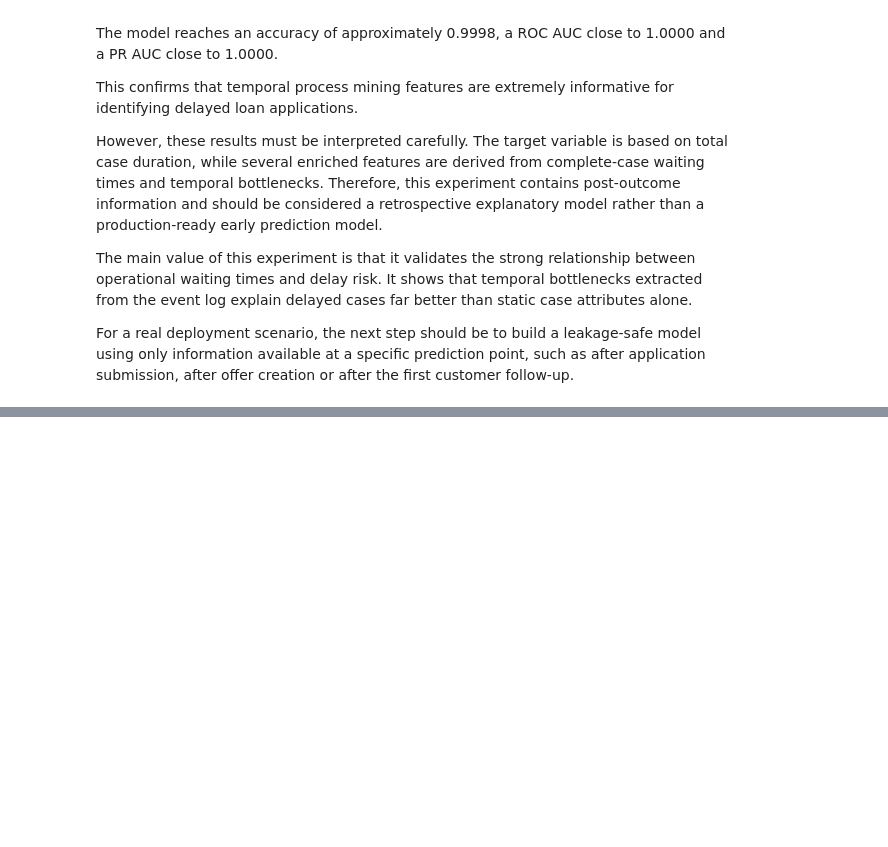
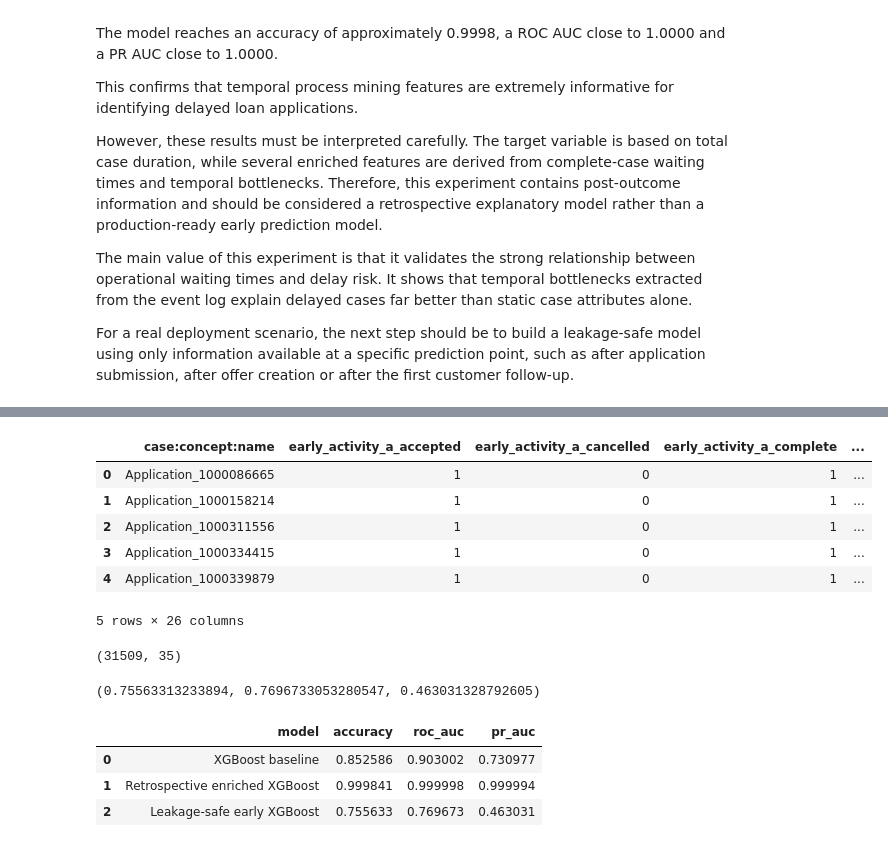
Before and after one commit to alfergal/ml-studio, a Jupyter notebook: ml/loanops/notebooks/03_enriched_modeling.ipynb, the cells around one changed output, grey strips where cells are left out. Cells and saved outputs as stored; diff of their text form; code cells hidden in the pictures; blank space fills up the shorter version.

```diff
--- a/ml/loanops/notebooks/03_enriched_modeling.ipynb
+++ b/ml/loanops/notebooks/03_enriched_modeling.ipynb
@@ -129,0 +207,39 @@ For a real deployment scenario, the next step should be to build a leakage-safe
+# %%
+early_activity_counts = pd.crosstab(
+    early_events["case:concept:name"],
+    early_events["concept:name"],
+)
+
+early_activity_counts.columns = [
+    "early_activity_"
+    + column.lower()
+    .replace(" ", "_")
+    .replace("(", "")
+    .replace(")", "")
+    .replace("-", "_")
+    for column in early_activity_counts.columns
+]
+
+early_activity_counts = early_activity_counts.reset_index()
+
+early_activity_counts.head()
+# %% [output]
+|  | case:concept:name | early_activity_a_accepted | early_activity_a_cancelled | early_activity_a_complete | ... |
+| 0 | Application_1000086665 | 1 | 0 | 1 | ... |
+| 1 | Application_1000158214 | 1 | 0 | 1 | ... |
+| 2 | Application_1000311556 | 1 | 0 | 1 | ... |
+| 3 | Application_1000334415 | 1 | 0 | 1 | ... |
+| 4 | Application_1000339879 | 1 | 0 | 1 | ... |
+5 rows × 26 columns
+# %%
+early_modeling_df = early_temporal_features.merge(
+    early_activity_counts,
+    on="case:concept:name",
+    how="left",
+)
+
+early_modeling_df = early_modeling_df.fillna(0)
+
+early_modeling_df.shape
+# %% [output]
+(31509, 35)
@@ -129,0 +285,38 @@ For a real deployment scenario, the next step should be to build a leakage-safe
+# %%
+early_accuracy = accuracy_score(y_test, y_pred_early)
+early_roc_auc = roc_auc_score(y_test, y_proba_early)
+early_pr_auc = average_precision_score(y_test, y_proba_early)
+
+early_accuracy, early_roc_auc, early_pr_auc
+# %% [output]
+(0.75563313233894, 0.7696733053280547, 0.463031328792605)
+# %%
+model_comparison = pd.DataFrame({
+    "model": [
+        "XGBoost baseline",
+        "Retrospective enriched XGBoost",
+        "Leakage-safe early XGBoost",
+    ],
+    "accuracy": [
+        0.852586,
+        accuracy,
+        early_accuracy,
+    ],
+    "roc_auc": [
+        0.903002,
+        roc_auc,
+        early_roc_auc,
+    ],
+    "pr_auc": [
+        0.730977,
+        pr_auc,
+        early_pr_auc,
+    ],
+})
+
+model_comparison
+# %% [output]
+|  | model | accuracy | roc_auc | pr_auc |
+| 0 | XGBoost baseline | 0.852586 | 0.903002 | 0.730977 |
+| 1 | Retrospective enriched XGBoost | 0.999841 | 0.999998 | 0.999994 |
+| 2 | Leakage-safe early XGBoost | 0.755633 | 0.769673 | 0.463031 |
```
Also changed, not shown: parts of 8 cells of this notebook.
